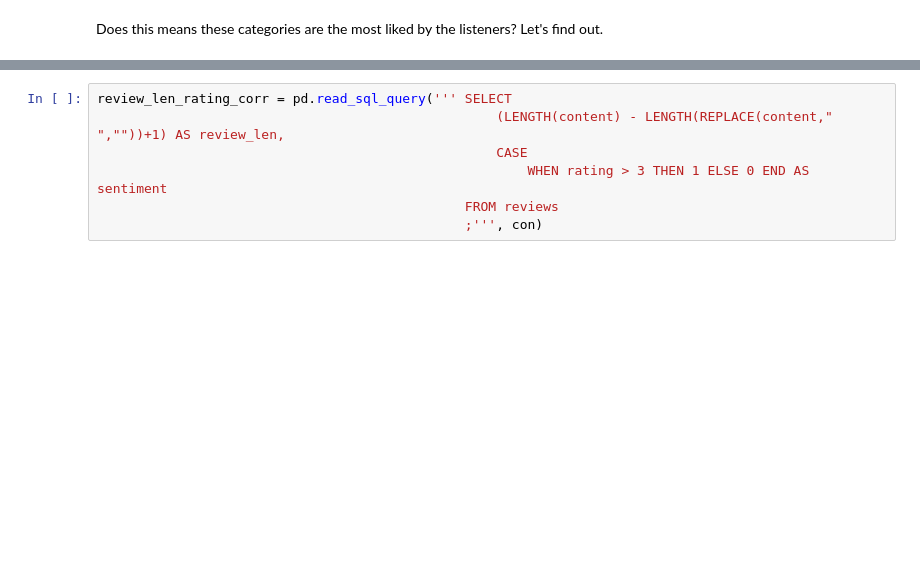
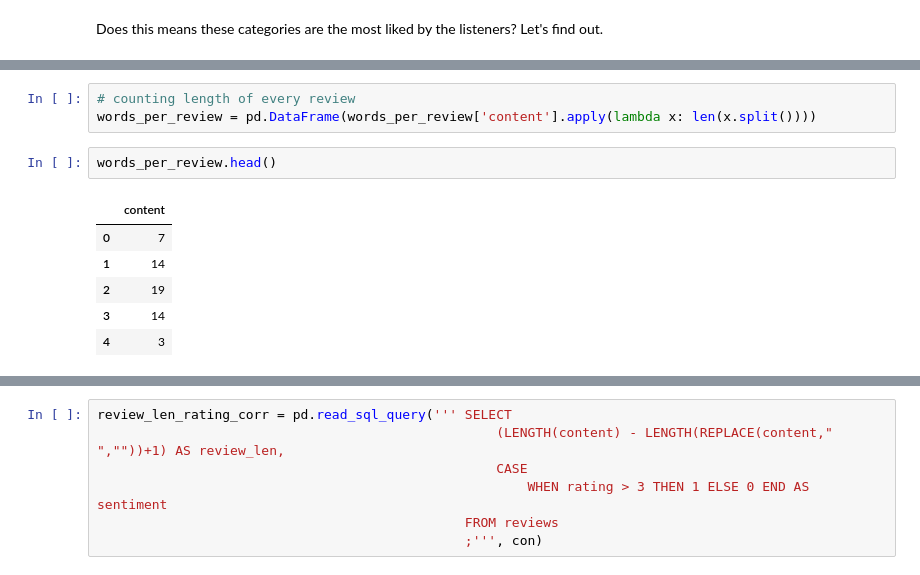
Before and after one commit to SigisM/Apple-Podcast-Reviews-EDA, a Jupyter notebook: Podcast_reviews_EDA.ipynb, the cells around one changed output, grey strips where cells are left out. Cells and saved outputs as stored; diff of their text form; blank space fills up the shorter version.

```diff
--- a/Podcast_reviews_EDA.ipynb
+++ b/Podcast_reviews_EDA.ipynb
@@ -253,2 +275,14 @@ words_per_review = pd.read_sql_query(''' SELECT
+# %%
+# counting length of every review
+words_per_review = pd.DataFrame(words_per_review['content'].apply(lambda x: len(x.split())))
+# %%
+words_per_review.head()
+# %% [output]
+|  | content |
+| 0 | 7 |
+| 1 | 14 |
+| 2 | 19 |
+| 3 | 14 |
+| 4 | 3 |
 # %%
 plt.figure(figsize = (14,6))
```
Also changed, not shown: parts of 16 cells of this notebook.
